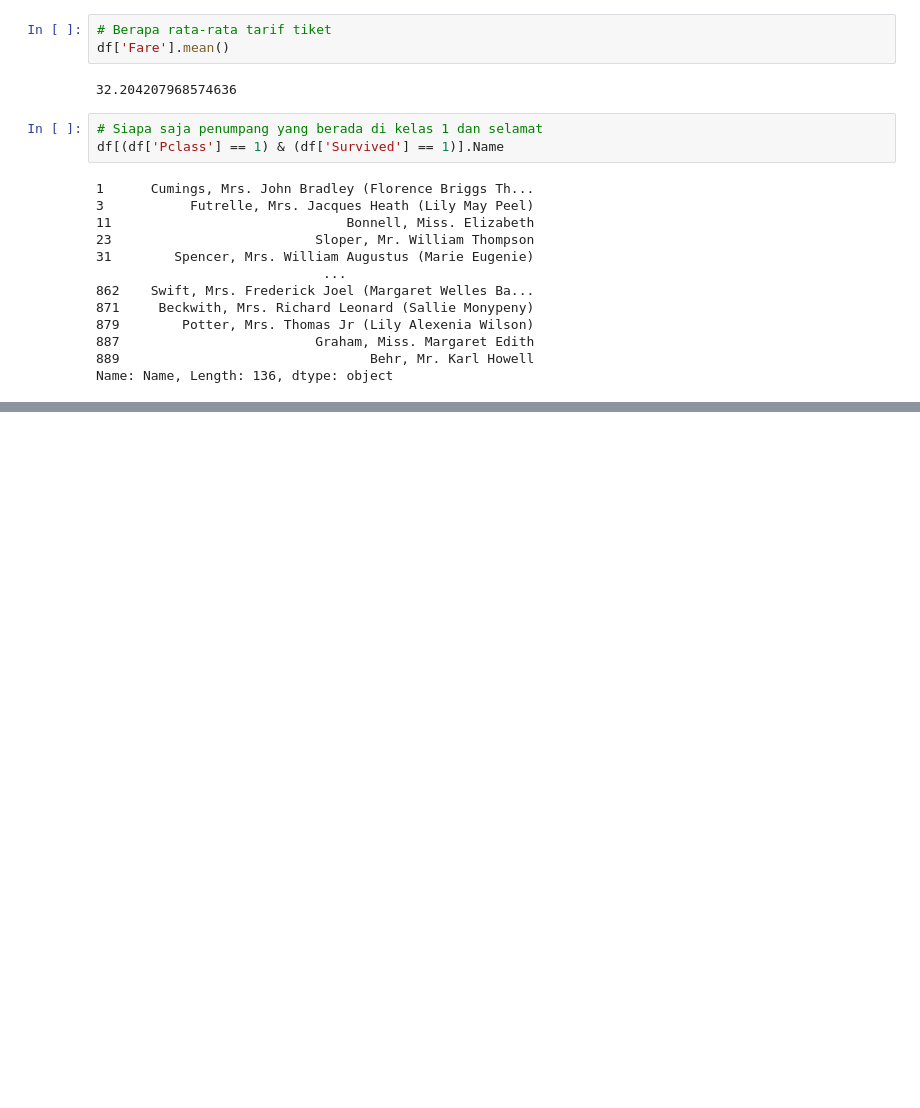
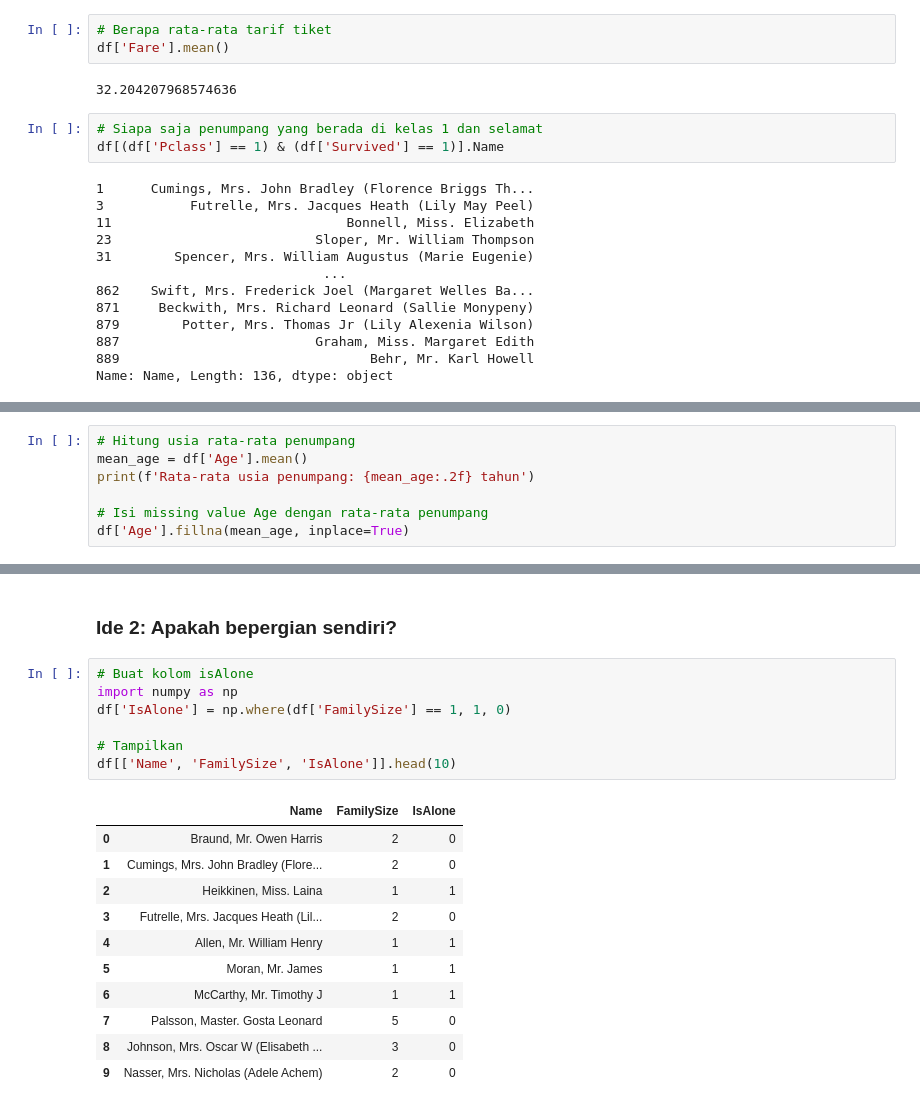
Before and after one commit to Ulinuhabduh/ML-Journey, a Jupyter notebook: Bulan 1/01-First-Data-Load.ipynb, the cells around one changed output, grey strips where cells are left out. Saved outputs shown, nothing was run; the diff lists cells and outputs as text; blank space fills up the shorter version.

Commit message:
feat: Handle missing values and perform basic feature engineering

```diff
--- a/Bulan 1/01-First-Data-Load.ipynb
+++ b/Bulan 1/01-First-Data-Load.ipynb
@@ -183,0 +210,7 @@ Name: Name, Length: 136, dtype: object
+# %%
+# Hitung usia rata-rata penumpang
+mean_age = df['Age'].mean()
+print(f'Rata-rata usia penumpang: {mean_age:.2f} tahun')
+
+# Isi missing value Age dengan rata-rata penumpang
+df['Age'].fillna(mean_age, inplace=True)
@@ -183,0 +274,21 @@ Name: Name, Length: 136, dtype: object
+# %% [markdown]
+### Ide 2: Apakah bepergian sendiri?
+# %%
+# Buat kolom isAlone
+import numpy as np
+df['IsAlone'] = np.where(df['FamilySize'] == 1, 1, 0)
+
+# Tampilkan
+df[['Name', 'FamilySize', 'IsAlone']].head(10)
+# %% [output]
+|  | Name | FamilySize | IsAlone |
+| 0 | Braund, Mr. Owen Harris | 2 | 0 |
+| 1 | Cumings, Mrs. John Bradley (Flore... | 2 | 0 |
+| 2 | Heikkinen, Miss. Laina | 1 | 1 |
+| 3 | Futrelle, Mrs. Jacques Heath (Lil... | 2 | 0 |
+| 4 | Allen, Mr. William Henry | 1 | 1 |
+| 5 | Moran, Mr. James | 1 | 1 |
+| 6 | McCarthy, Mr. Timothy J | 1 | 1 |
+| 7 | Palsson, Master. Gosta Leonard | 5 | 0 |
+| 8 | Johnson, Mrs. Oscar W (Elisabeth ... | 3 | 0 |
+| 9 | Nasser, Mrs. Nicholas (Adele Achem) | 2 | 0 |
```
Also changed, not shown: parts of 22 cells of this notebook.
